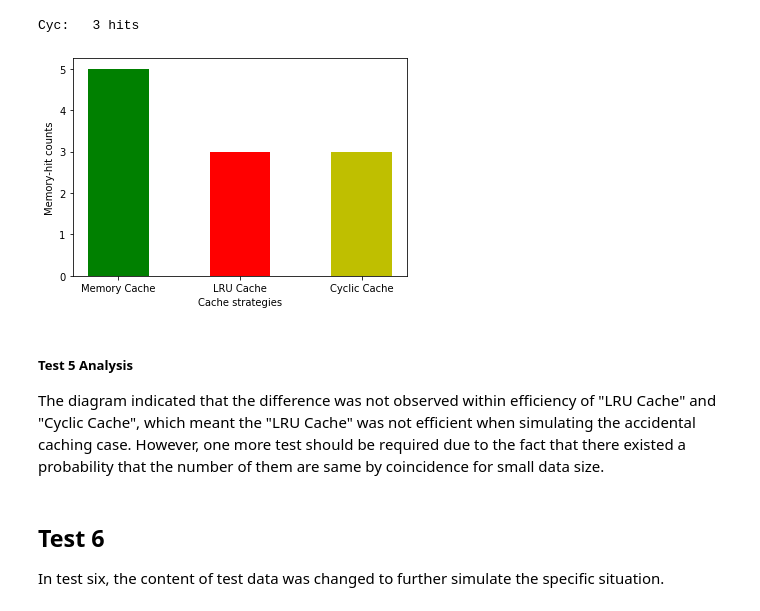
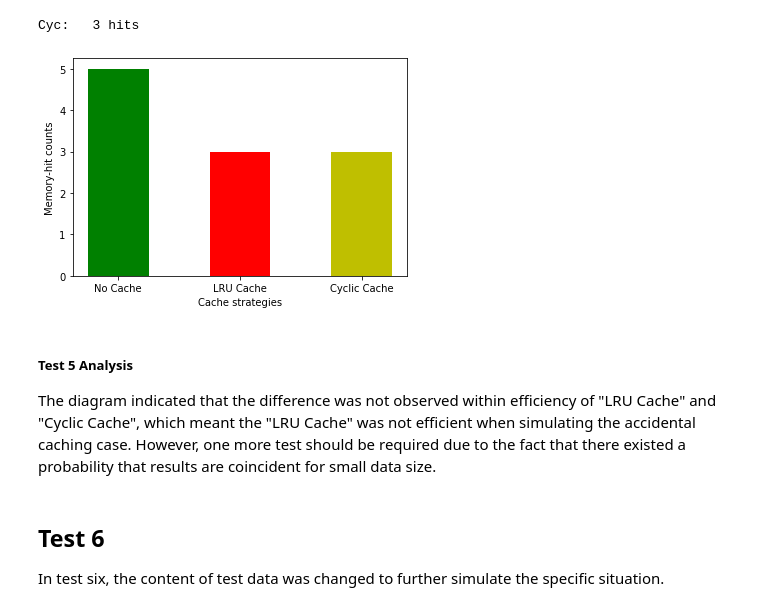
Before and after one commit to ZihaoChen189/COMP15212_labs, a Jupyter notebook: experiment/CachingExperiment.ipynb, the cells around one changed output. Drawn from its saved outputs; the diff is of its cells as text; code cells hidden in the pictures.

Commit message:
complete all the tests, change words except test analysis and conclusion

```diff
--- a/experiment/CachingExperiment.ipynb
+++ b/experiment/CachingExperiment.ipynb
@@ -361,20 +358,20 @@ print("Cyc: {:3d} hits".format(cyc.get_memory_hit_count()))
 # %% [output]
 Cyc:   3 hits
 # %%
-x=['Memory Cache','LRU Cache','Cyclic Cache']
+x=['No Cache','LRU Cache','Cyclic Cache']
 y=[]
 y.append(mem.get_memory_hit_count())
 y.append(lru.get_memory_hit_count())
 y.append(cyc.get_memory_hit_count())
 plt.bar(x,y,0.5,color=['g','r','y'])
 plt.xlabel("Cache strategies")
 plt.ylabel("Memory-hit counts")
 plt.show()
 # %% [output]
-[figure, old version]
+[figure, new version]
 # %% [markdown]
 ##### Test 5 Analysis
-The diagram indicated that the difference was not observed within efficiency of "LRU Cache" and "Cyclic Cache", which meant the "LRU Cache" was not efficient when simulating the accidental caching case. However, one more test should be required due to the fact that there existed a probability that the number of them are same by coincidence for small data size.
+The diagram indicated that the difference was not observed within efficiency of "LRU Cache" and "Cyclic Cache", which meant the "LRU Cache" was not efficient when simulating the accidental caching case. However, one more test should be required due to the fact that there existed a probability that results are coincident for small data size.
 # %% [markdown]
 ## Test 6
 In test six, the content of test data was changed to further simulate the specific situation.
```
Also changed, not shown: parts of 15 cells of this notebook.
